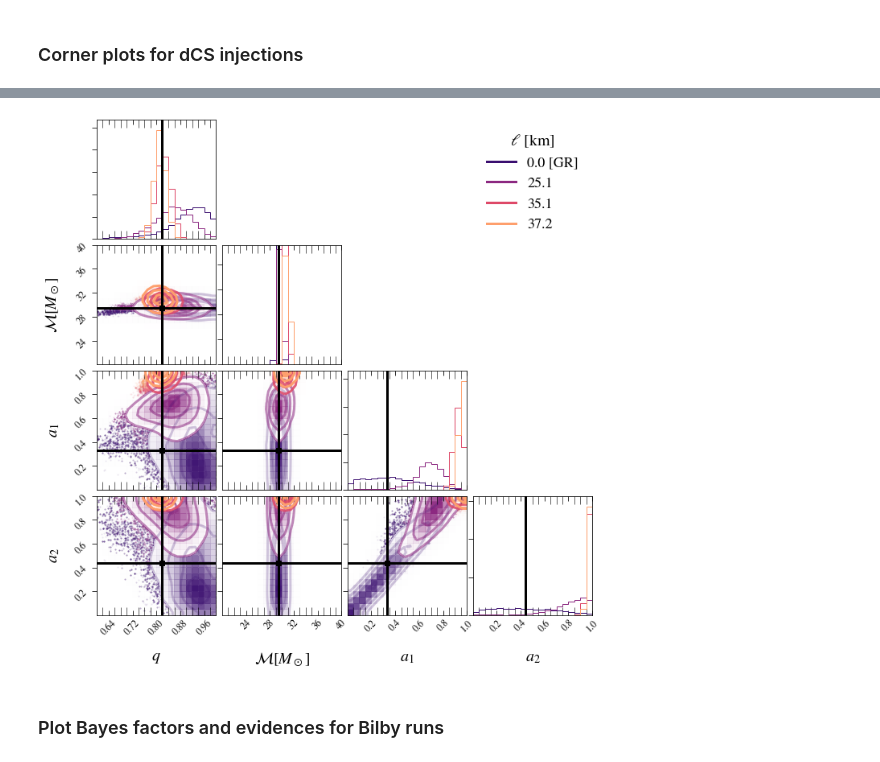
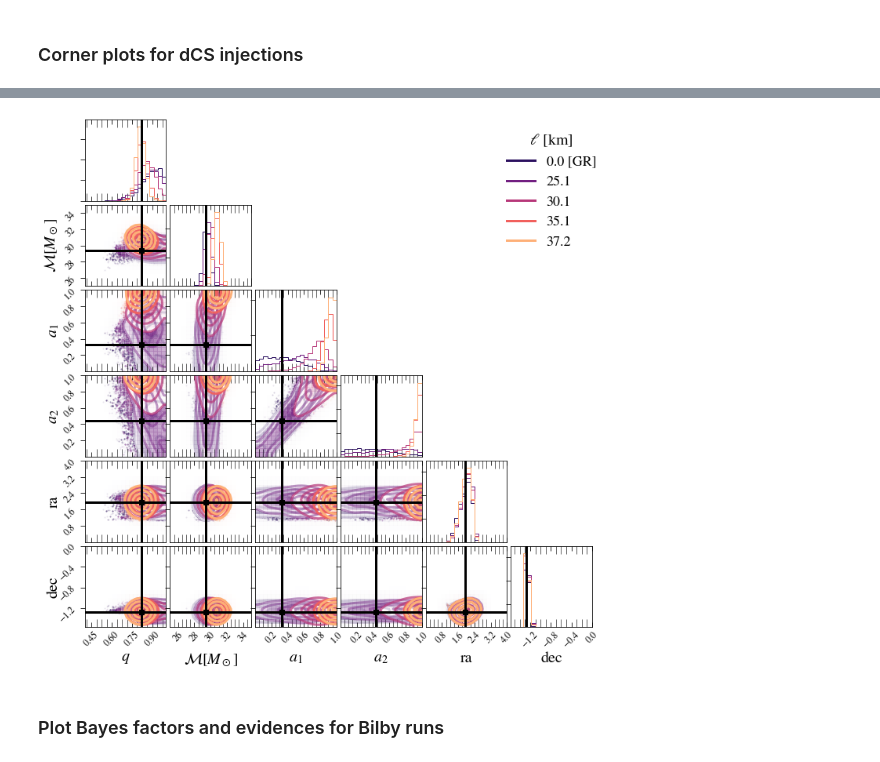
Before and after one commit to mariaokounkova/BeyondGRAnalysis, a Jupyter notebook: BilbyAnalysis.ipynb, the cells around one changed output, grey strips where cells are left out. Drawn from its saved outputs; the diff is of its cells as text; code cells hidden in the pictures.

Commit message:
BilbyAnalysis: Clean up dCS corner plots

```diff
--- a/BilbyAnalysis.ipynb
+++ b/BilbyAnalysis.ipynb
@@ -276,19 +278,21 @@ def dCSCornerPlot():
         various values of the coupling parameter """
 
     ## Quantities to plot
-    quants = ['mass_ratio', 'chirp_mass', 'a_1', 'a_2']
-    q_range = [(0.6, 1.0), (20, 40), (0.0, 1.0), (0.0, 1.0)]
+    quants = ['mass_ratio', 'chirp_mass', 'a_1', 'a_2', 'ra', 'dec']
+    q_range = [(0.4, 1.0), (25, 35), (0.0, 1.0), (0.0, 1.0), (0.0, 4.0), (-pi/2, 0)]
     labels = [LabelDict[q] for q in quants]
     dim = len(quants)
 
     ## dCS values to plot
-    SNR = '125'
-    dcs_values = ["0p25", "0p35", "0p37"]
+    SNR = '75'
+    dcs_values = ["0p25", "0p3", "0p35", "0p37"]
     cs = sns.color_palette('magma', n_colors=len(dcs_values) + 1)
 
     fig, ax_arr = plt.subplots(dim, dim, figsize=(10,10))
     x = [0.0, 0.0]
     y = [0.0, 0.0]
+
+    smooth = 1.5
 
     ## Read in the GR values and plot GR results
     p_gr = '/home/maria.okounkova/BeyondGRAnalysis/BilbyPE/NoTilt_dCS_0p0_' + SNR + '/'
@@ -299,7 +303,8 @@ def dCSCornerPlot():
 
     corner.corner(vals_gr, fig=fig, labels=labels,
                   title_kwargs={"fontsize": 20}, label_kwargs={"fontsize": 20}, color=cs[0],
-                  show_titles=False, smooth = 1.0, truths = truths, truth_color = 'black', range = q_range)
+                  show_titles=False, truths = truths, truth_color = 'black', range = q_range, smooth = smooth)
+
     l_gr = ax_arr[0][dim-1].plot(x, y, label='%.1f [GR]' % EllinKm("0p0", mass), color = cs[0])
     handles = [l_gr[0]]
 
@@ -311,7 +316,7 @@ def dCSCornerPlot():
 
         corner.corner(vals, fig=fig, labels=labels,
                      title_kwargs={"fontsize": 20}, label_kwargs={"fontsize": 20}, color=color,
-                      show_titles=False, smooth = 1.0, range = q_range)
+                      show_titles=False, range = q_range, smooth = smooth)
 
         l = ax_arr[0][dim-1].plot(x, y, label='%.1f' % EllinKm(ell, mass), color = color)
         handles.append(l[0])
@@ -321,7 +326,7 @@ def dCSCornerPlot():
     plt.setp(legend.get_title(),fontsize=20)
     for ax in fig.get_axes():
         ax.tick_params(axis='both', labelsize=12, length=6)
-    plt.savefig('dCSCorner.pdf')
+    plt.savefig('dCSCorner_' + SNR + '.pdf')
     plt.show()
 
 dCSCornerPlot()
@@ -332,4 +334,4 @@ WARNING:root:Too few points to create valid contours
-[figure, old version]
+[figure, new version]
 # %% [markdown]
 ### Plot Bayes factors and evidences for Bilby runs
 # %%
```
Also changed, not shown: parts of 2 cells of this notebook.
